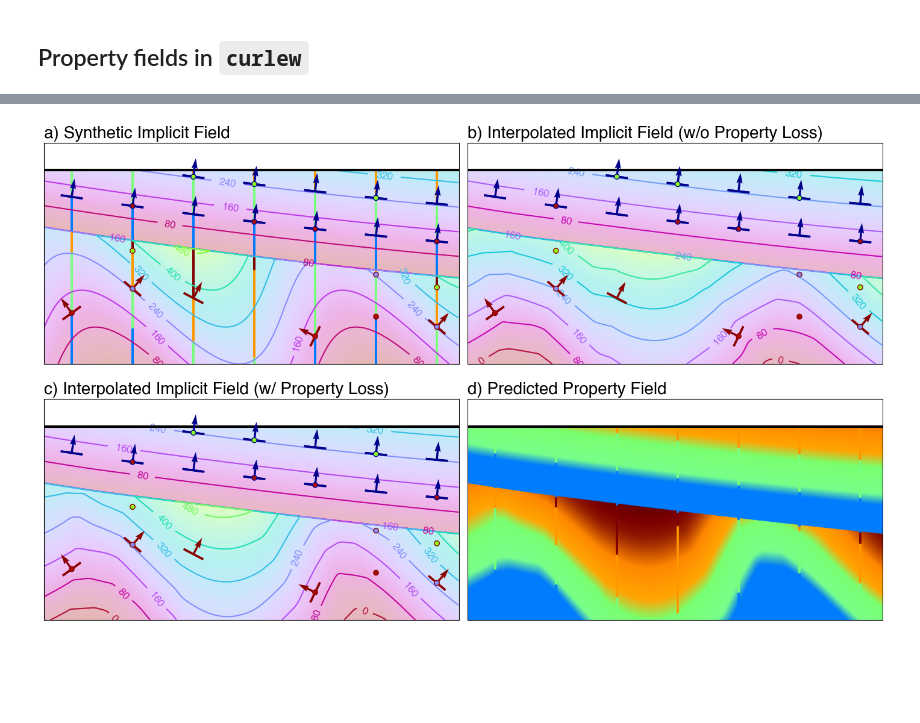
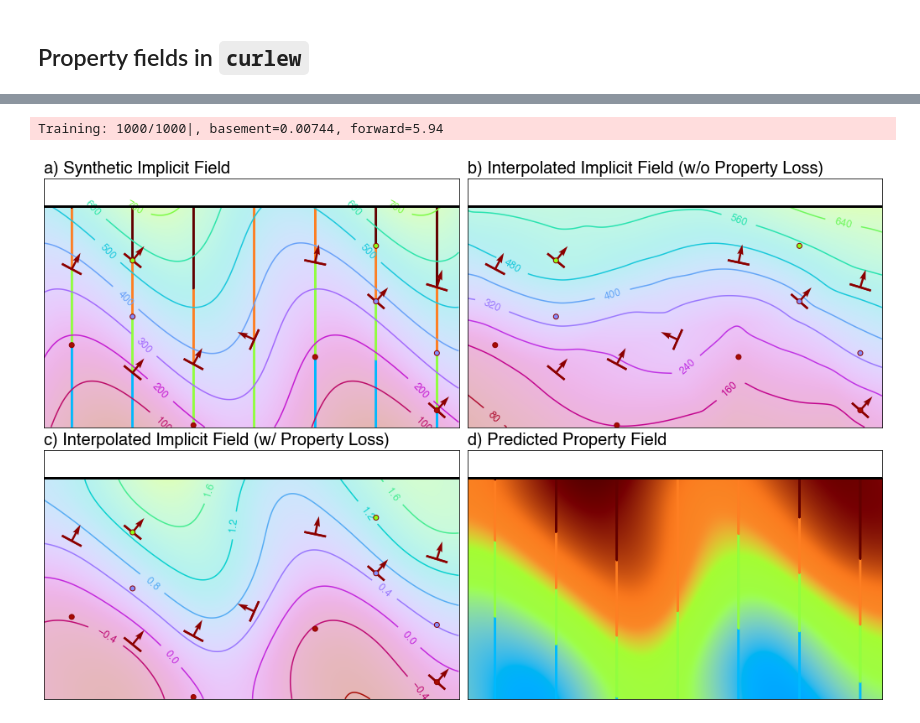
Before and after one commit to k4m4th/curlew_tutorials, a Jupyter notebook: Examples/property_loss.ipynb, the cells around one changed output, grey strips where cells are left out. Saved outputs shown, nothing was run; the diff lists cells and outputs as text; code cells hidden in the pictures; blank space fills up the shorter version.

Commit message:
Added Property Field Model

```diff
--- a/Examples/property_loss.ipynb
+++ b/Examples/property_loss.ipynb
@@ -169,0 +149,3 @@ original_field = analytical_M.predict(gxy)
+# %%
+# evaluate scalar field
+pred_wo_prop = M1.predict(gxy)
@@ -170,27 +167,44 @@ original_field = analytical_M.predict(gxy)
+# %%
+# now train everything together, to let geometry adapt given the forward model!
+# M.freeze([s0], geometry=True) # First, keep geometries fixed to warm up the property field
+loss = M.fit(1000, learning_rate=1e-4)
+# %% [output]
+Training: 1000/1000|, basement=0.00744, forward=5.94
+# %%
+# evaluate scalar field
+pred = M.predict(gxy)
+# One hot encoding
+one_hot_encoder = torch.nn.functional.one_hot(torch.tensor(pred[:, 1] - 1, device=curlew.device).long(), num_classes=len(M.fields))
+encoded_pred = one_hot_encoder * torch.tensor(pred[:, 0][:, None], device=curlew.device)
+ppred = M.forward.predict(encoded_pred)
+# %%
+# Convert to RGB
+ppred_rgb = lab2rgb(ppred) * 255
+C[1].pv = lab2rgb(C[1].pv) * 255
 # %%
 # Plot the model!
-fig,ax = plt.subplots(2, 2, figsize=(14, 8.5), sharex=True, sharey=True, layout="constrained")
+fig,ax = plt.subplots(2, 2, figsize=(14, 9), sharex=True, sharey=True, layout="compressed")
 
 # Define colormap
 sfield_cm = cmr.neon
 
 # Plot the original implicit field and the constraints
-plot2D(gxy, original_field[:, 0], dims, ax=ax.ravel()[0], cmap=sfield_cm)
+plot2D(original_field[:, 0], grid_obj, ax=ax.ravel()[0], cmap=sfield_cm)
 plotConstraints(ax.ravel()[0], C[0], ll=1.2, lw=0.005, scale=0.015, ac=mcolors.CSS4_COLORS["darkred"], vmn=None, cmap=sfield_cm)
-plotConstraints(ax.ravel()[0], C[1], ll=1.2, lw=0.005, scale=0.015, ac=mcolors.CSS4_COLORS["darkblue"], vmn=None, cmap=sfield_cm)
-plotConstraints(ax.ravel()[0], C[2])
+# plotConstraints(ax.ravel()[0], C[1], ll=1.2, lw=0.005, scale=0.015, ac=mcolors.CSS4_COLORS["darkblue"], vmn=None, cmap=sfield_cm)
+plotConstraints(ax.ravel()[0], C[1])
 
 # Plot the predicted field without property constraints
-plot2D(gxy, pred_wo_prop[:, 0], dims, ax=ax.ravel()[1], cmap=sfield_cm)
+plot2D(pred_wo_prop[:, 0], grid_obj, ax=ax.ravel()[1], cmap=sfield_cm)
 plotConstraints(ax.ravel()[1], C[0], ll=1.2, lw=0.005, scale=0.015, ac=mcolors.CSS4_COLORS["darkred"], vmn=None, cmap=sfield_cm)
-plotConstraints(ax.ravel()[1], C[1], ll=1.2, lw=0.005, scale=0.015, ac=mcolors.CSS4_COLORS["darkblue"], vmn=None, cmap=sfield_cm)
+# plotConstraints(ax.ravel()[1], C[1], ll=1.2, lw=0.005, scale=0.015, ac=mcolors.CSS4_COLORS["darkblue"], vmn=None, cmap=sfield_cm)
 # Plot it with property constraints
-plot2D(gxy, pred[:, 0], dims, ax=ax.ravel()[2], cmap=sfield_cm)
+plot2D(pred[:, 0], grid_obj, ax=ax.ravel()[2], cmap=sfield_cm)
 plotConstraints(ax.ravel()[2], C[0], ll=1.2, lw=0.005, scale=0.015, ac=mcolors.CSS4_COLORS["darkred"], vmn=None, cmap=sfield_cm)
-plotConstraints(ax.ravel()[2], C[1], ll=1.2, lw=0.005, scale=0.015, ac=mcolors.CSS4_COLORS["darkblue"], vmn=None, cmap=sfield_cm)
+# plotConstraints(ax.ravel()[2], C[1], ll=1.2, lw=0.005, scale=0.015, ac=mcolors.CSS4_COLORS["darkblue"], vmn=None, cmap=sfield_cm)
 # Plot the predicted property field
-plot2D(gxy, np.clip(ppred/255,0,1), dims, ax=ax.ravel()[3], cmap="seismic", alpha=1, levels=False)
-plotConstraints(ax.ravel()[3], C[2])
+plot2D(np.clip(ppred_rgb/255,0,1), grid_obj, ax=ax.ravel()[3], alpha=1, levels=False)
+plotConstraints(ax.ravel()[3], C[1])
 
 # Set titles
 ax.ravel()[0].set_title("a) Synthetic Implicit Field", loc="left")
@@ -202,37 +216,37 @@ ax.ravel()[3].set_title("d) Predicted Property Field", loc="left")
 # for hole in holes:
 #     plotDrill(hole, ax=ax[1], lw=4, ticksize=0, vmn=vmn, vmx=vmx, cmap=colormap)
 
-ax.ravel()[0].axhline(700, c="k", lw=3, zorder=9)
-ax.ravel()[1].axhline(700, c="k", lw=3, zorder=9)
-ax.ravel()[2].axhline(700, c="k", lw=3, zorder=9)
-ax.ravel()[3].axhline(700, c="k", lw=3, zorder=9)
+ax.ravel()[0].axhline(800, c="k", lw=3, zorder=9)
+ax.ravel()[1].axhline(800, c="k", lw=3, zorder=9)
+ax.ravel()[2].axhline(800, c="k", lw=3, zorder=9)
+ax.ravel()[3].axhline(800, c="k", lw=3, zorder=9)
 
 '''
 ax[1].text(0.95, 0.65,  # x and y in axes fraction (0 to 1)
                           r"$\mathbf{e_1 = Unconformity}$",
                           transform=ax[1].transAxes,
                           verticalalignment='center', fontsize=20,
                           horizontalalignment='right', color="w",
                           zorder=10
                          )
 ax[1].text(0.95, 0.23,  # x and y in axes fraction (0 to 1)
                           r"$\mathbf{e_0 = Basement}$",
                           transform=ax[1].transAxes,
                           verticalalignment='center', fontsize=20,
                           horizontalalignment='right', color="w",
                           zorder=10
                          )
 '''
 
 # Make the plot prettier
 _ = [ax_.set_xticks([]) for ax_ in ax.ravel()]
 _ = [ax_.set_aspect("equal") for ax_ in ax.ravel()]
 ax.ravel()[0].set_ylim([0, dims[1]+100])
 ax.ravel()[0].set_xlim([0, dims[0]])
 _ = [ax_.set_yticks([]) for ax_ in ax.ravel()]
 
 # Save the figure!
-plt.savefig("./Figures/Interpolated_Hutton_Property.png", dpi=300)
+plt.savefig("./Interpolated_Hutton_Property.png", dpi=300)
 plt.show()
 # %% [output]
-[figure, old version]
+[figure, new version]
```
Also changed, not shown: parts of 13 cells of this notebook, 3 other files.
